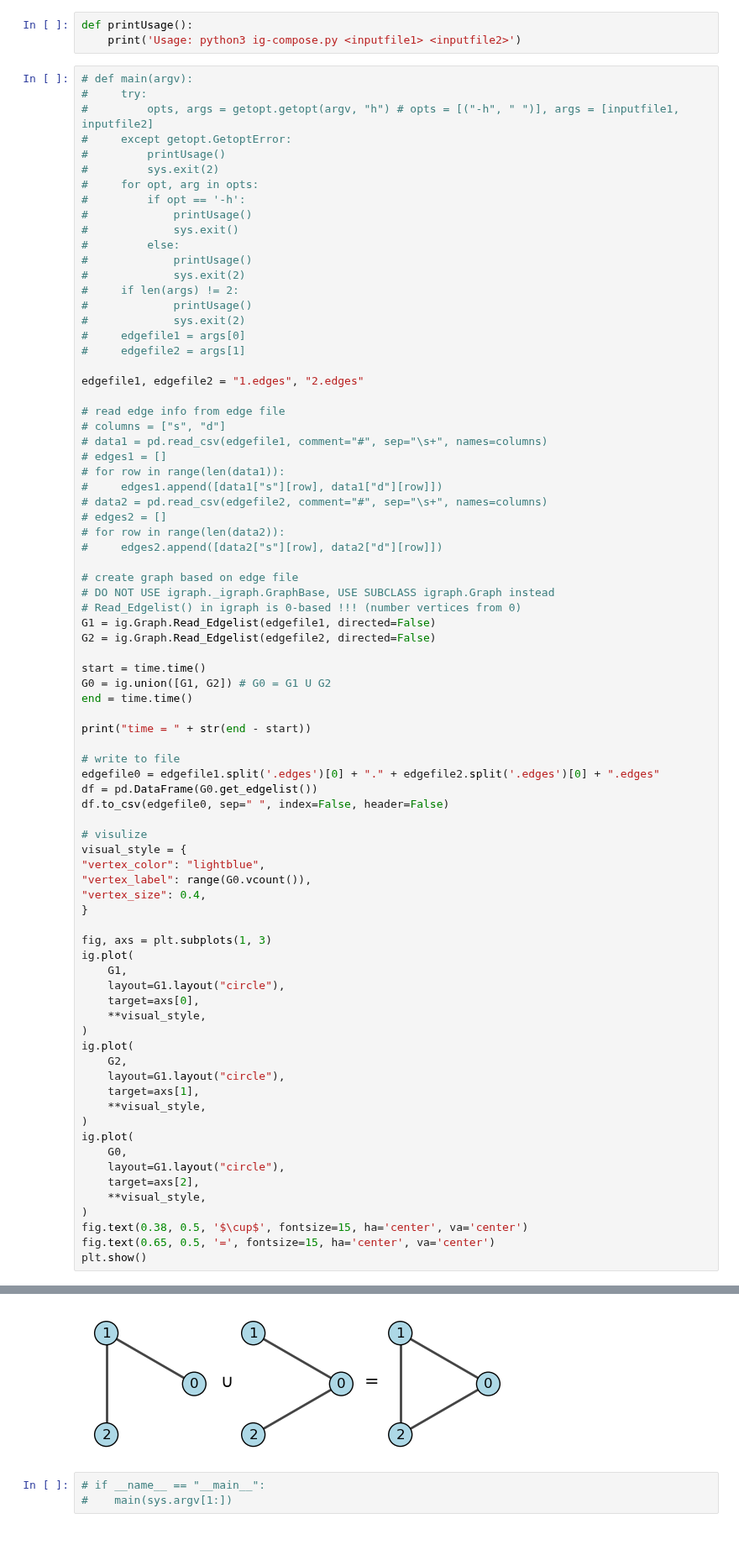
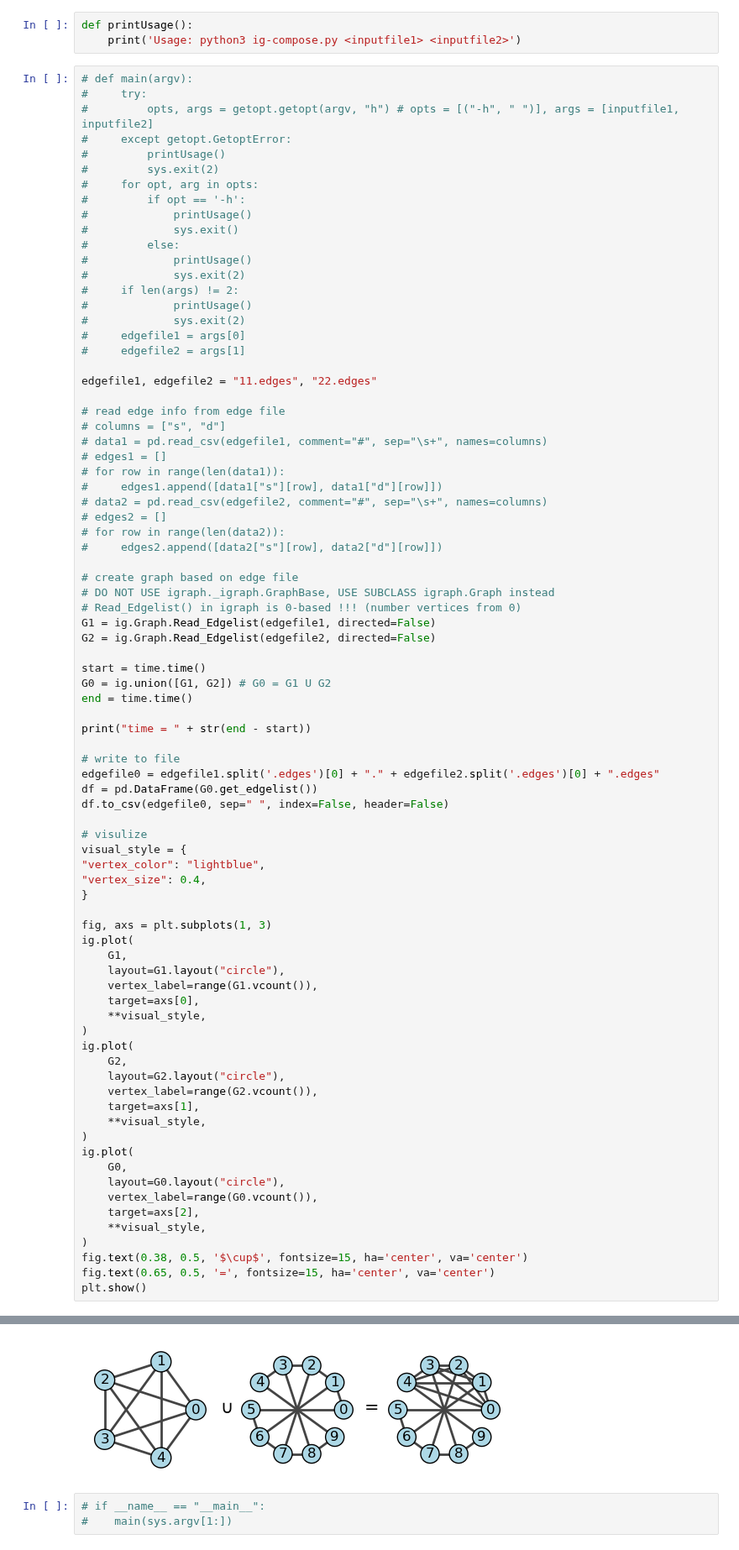
Before and after one commit to smallcat9603/graph, a Jupyter notebook: compose-ig.ipynb, the cells around one changed output, grey strips where cells are left out. Shown at 84% size. Saved outputs shown, nothing was run; the diff lists cells and outputs as text.

```diff
--- a/compose-ig.ipynb
+++ b/compose-ig.ipynb
@@ -29,7 +29,7 @@ def printUsage():
 #     edgefile1 = args[0]
 #     edgefile2 = args[1]
 
-edgefile1, edgefile2 = "1.edges", "2.edges"
+edgefile1, edgefile2 = "11.edges", "22.edges"
 
 # read edge info from edge file
 # columns = ["s", "d"]
@@ -62,7 +62,6 @@ df.to_csv(edgefile0, sep=" ", index=False, header=False)
 # visulize
 visual_style = {
 "vertex_color": "lightblue",
-"vertex_label": range(G0.vcount()),
 "vertex_size": 0.4,
 }
 
@@ -70,18 +69,21 @@ fig, axs = plt.subplots(1, 3)
 ig.plot(
     G1,
     layout=G1.layout("circle"),
+    vertex_label=range(G1.vcount()),
     target=axs[0],
     **visual_style,
 )
 ig.plot(
     G2,
-    layout=G1.layout("circle"),
+    layout=G2.layout("circle"),
+    vertex_label=range(G2.vcount()),
     target=axs[1],
     **visual_style,
 )
 ig.plot(
     G0,
-    layout=G1.layout("circle"),
+    layout=G0.layout("circle"),
+    vertex_label=range(G0.vcount()),
     target=axs[2],
     **visual_style,
 )
@@ -93,4 +95,4 @@ time = 0.00016117095947265625
-[figure, old version]
+[figure, new version]
 # %%
 # if __name__ == "__main__":
 #    main(sys.argv[1:])
```
Also changed, not shown: parts of 1 cell of this notebook, 3 other files.
